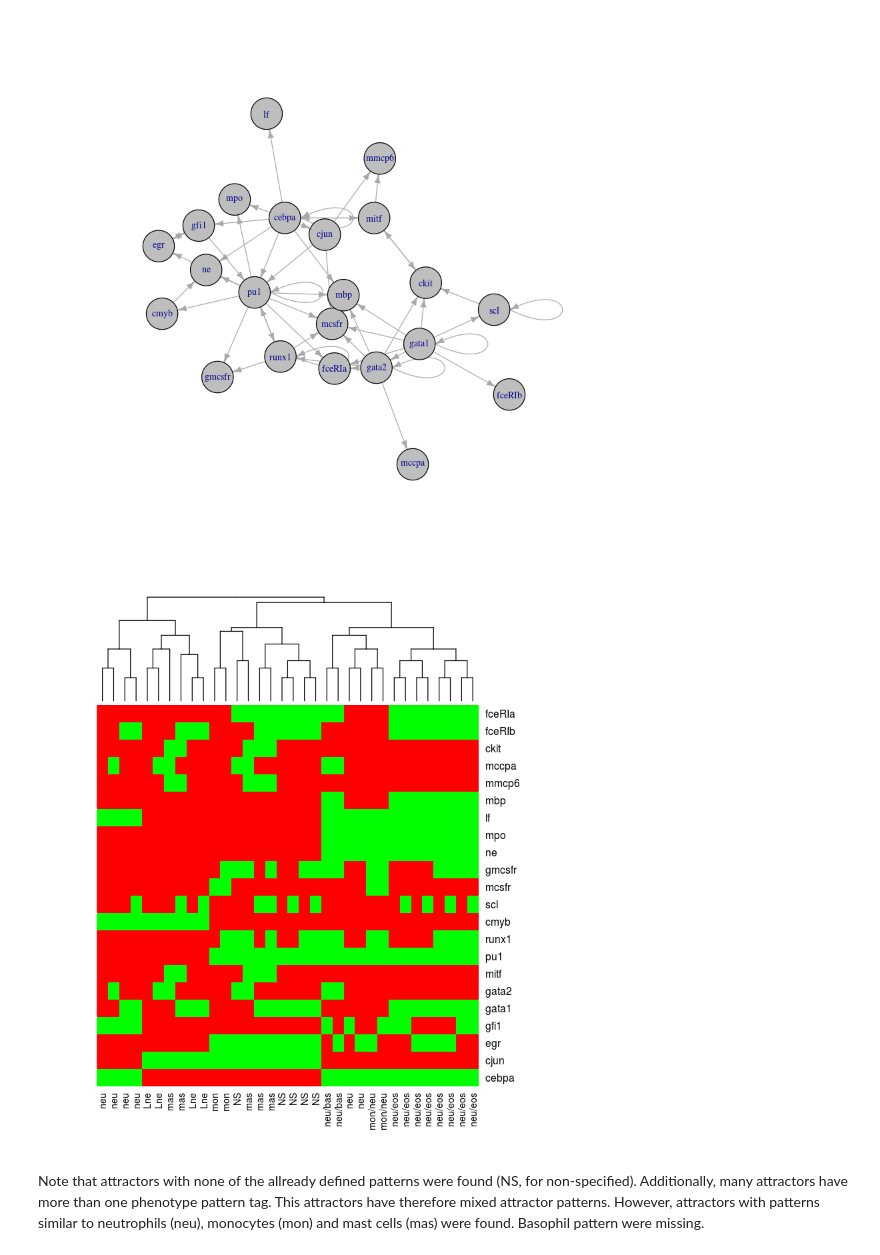
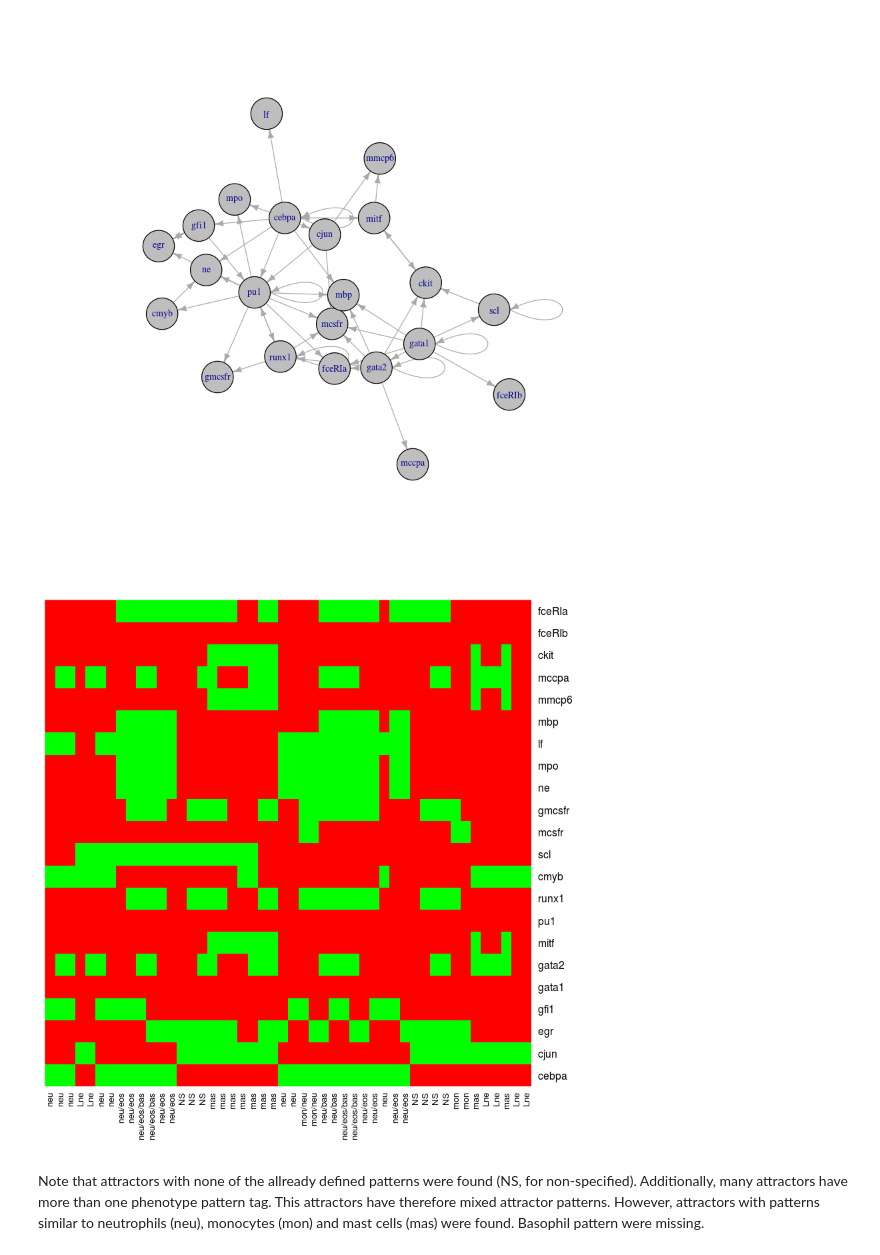
Before and after one commit to caramirezal/GRNModel, a Jupyter notebook: regulatoryNetworkGMPModelSupplementaryInfo.ipynb, the cells around one changed output. Cells and saved outputs as stored; diff of their text form; code cells hidden in the pictures.

```diff
--- a/regulatoryNetworkGMPModelSupplementaryInfo.ipynb
+++ b/regulatoryNetworkGMPModelSupplementaryInfo.ipynb
@@ -47,14 +57,14 @@ plotNetworkWiring(net)
 # %%
 # calculating attractors of the BRN of well grounded direct interactions
 attractors<-getAttractors(net, method = "sat.exhaustive")
 
 # tag attractors according to the defintions given at the beginning
 taggedAttractors<-tagAttractorsMatrix(net,attractors,phenotypes)
 
 # Plotting the attractors
-heatmap(taggedAttractors,Rowv = NA, col=c("red","green"))
+heatmap(taggedAttractors,Rowv = NA,Colv=NA, col=c("red","green"))
 # %% [output]
-[figure, old version]
+[figure, new version]
 # %% [markdown]
 Note that attractors with none of the allready defined patterns were found (NS, for non-specified). Additionally, many attractors have more than one phenotype pattern tag. This attractors have therefore mixed attractor patterns. However, attractors with patterns similar to neutrophils (neu), monocytes (mon) and mast cells (mas) were found. Basophil pattern were missing.
 # %% [markdown]
```
Also changed, not shown: parts of 1 cell of this notebook.
